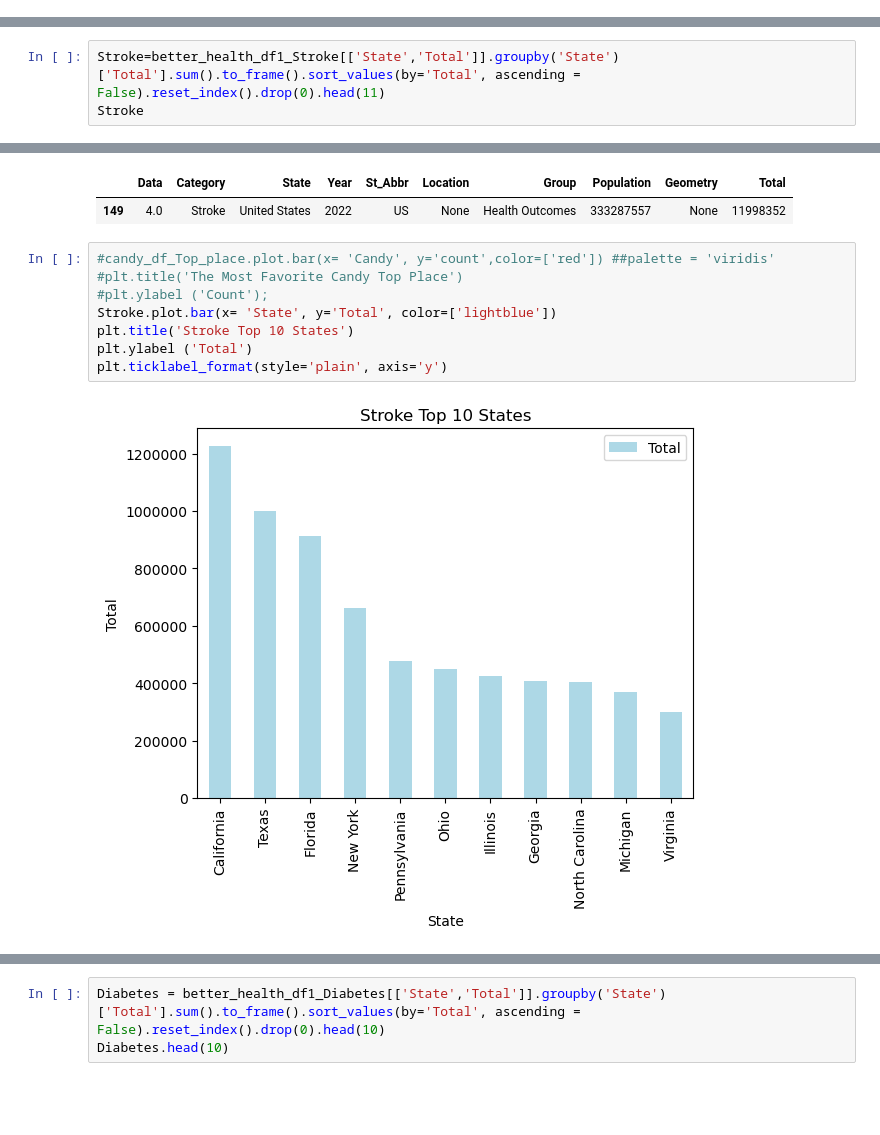
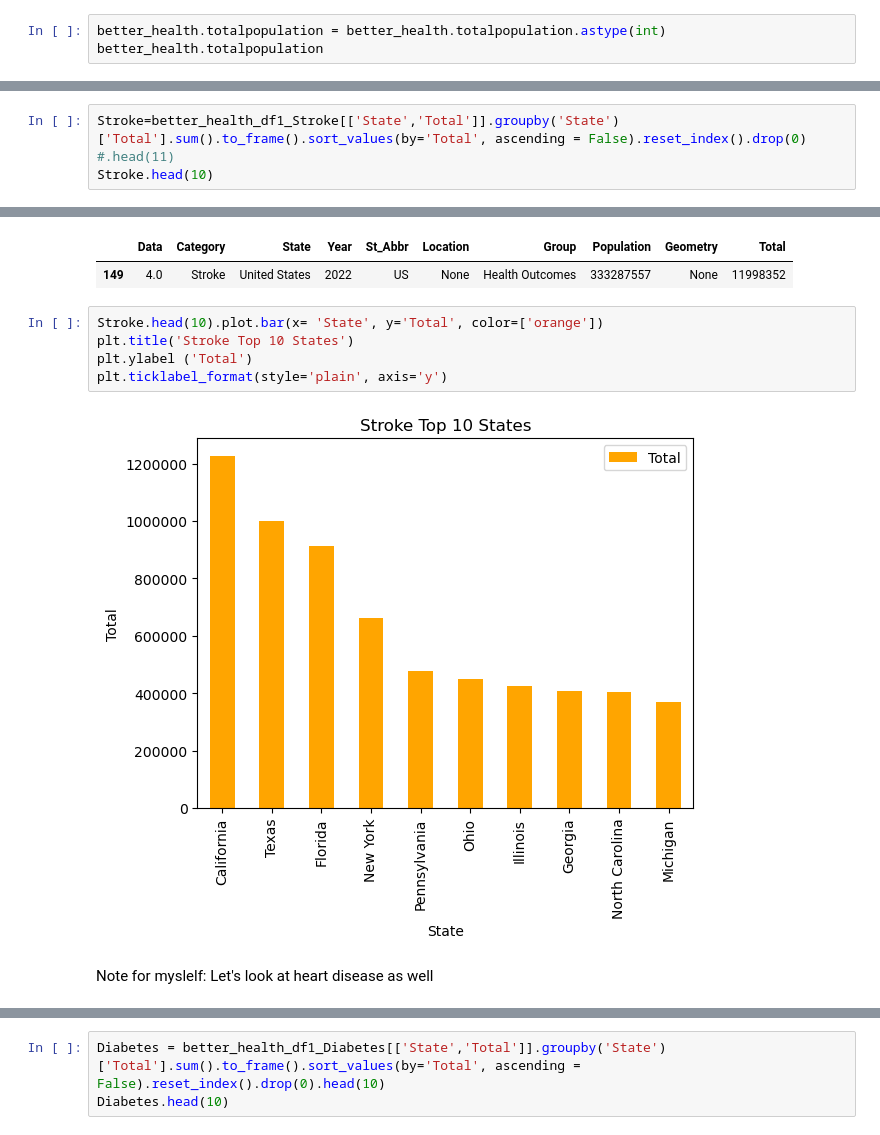
Before and after one commit to Lyduska/Better_Health, a Jupyter notebook: notebook/Better_health.ipynb, the cells around one changed output, grey strips where cells are left out. Saved outputs shown, nothing was run; the diff lists cells and outputs as text; blank space fills up the shorter version.

```diff
--- a/notebook/Better_health.ipynb
+++ b/notebook/Better_health.ipynb
@@ -54,3 +48,6 @@ better_health
 | 240884 | Self-care disability among adults | 2.9 | % | 3.2 | Self-care Disability | Wisconsin | ... |
 | 240885 | Binge drinking among adults | 13.5 | % | 16.4 | Binge Drinking | Wyoming | ... |
 120443 rows × 22 columns
+# %%
+better_health.totalpopulation = better_health.totalpopulation.astype(int)
+better_health.totalpopulation
@@ -293,8 +330,8 @@ Data columns (total 10 columns):
 dtypes: float64(1), geometry(1), int64(2), object(6)
 memory usage: 245.8+ KB
 # %%
-Stroke=better_health_df1_Stroke[['State','Total']].groupby('State')['Total'].sum().to_frame().sort_values(by='Total', ascending = False).reset_index().drop(0).head(11)
-Stroke
+Stroke=better_health_df1_Stroke[['State','Total']].groupby('State')['Total'].sum().to_frame().sort_values(by='Total', ascending = False).reset_index().drop(0) #.head(11)
+Stroke.head(10)
 # %% [output]
 |  | State | Total |
 | 1 | California | 1226481 |
@@ -314,12 +350,11 @@ better_health_df1_Stroke[better_health_df1_Stroke.State =='United States']
 |  | Data | Category | State | Year | St_Abbr | Location | Group | Population | Geometry | Total |
 | 149 | 4.0 | Stroke | United States | 2022 | US | None | Health Outcomes | 333287557 | None | 11998352 |
 # %%
-#candy_df_Top_place.plot.bar(x= 'Candy', y='count',color=['red']) ##palette = 'viridis'
-#plt.title('The Most Favorite Candy Top Place')
-#plt.ylabel ('Count');
-Stroke.plot.bar(x= 'State', y='Total', color=['lightblue'])
+Stroke.head(10).plot.bar(x= 'State', y='Total', color=['orange'])
 plt.title('Stroke Top 10 States')
 plt.ylabel ('Total')
 plt.ticklabel_format(style='plain', axis='y')
 # %% [output]
-[figure, old version]
+[figure, new version]
+# %% [markdown]
+Note for myslelf: Let's look at heart disease as well
```
Also changed, not shown: parts of 84 cells of this notebook.
